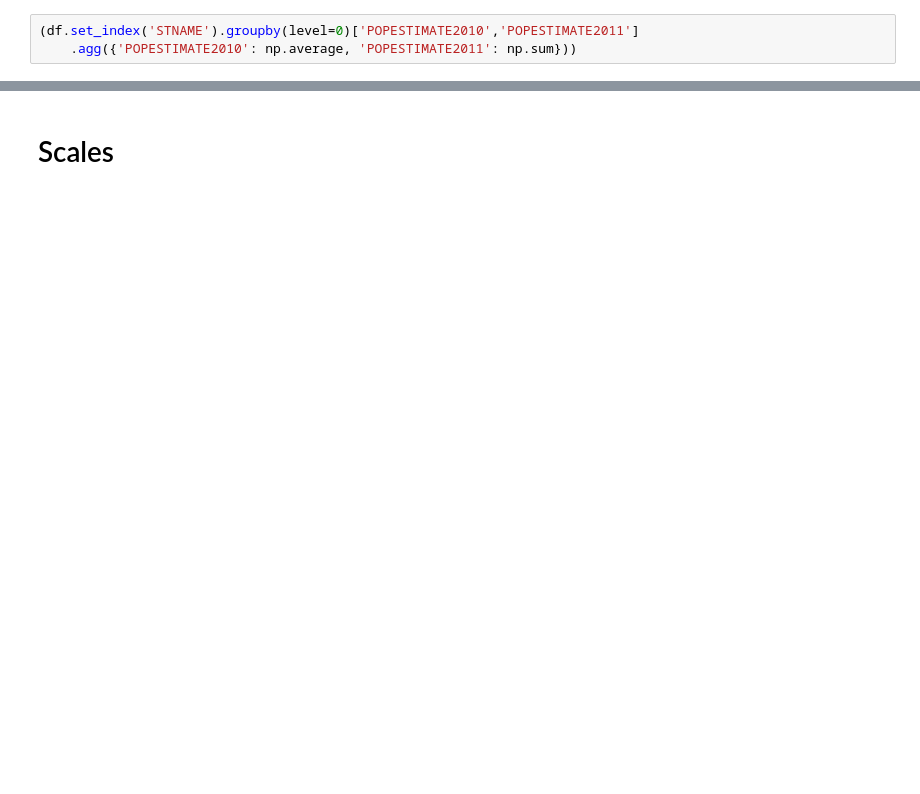
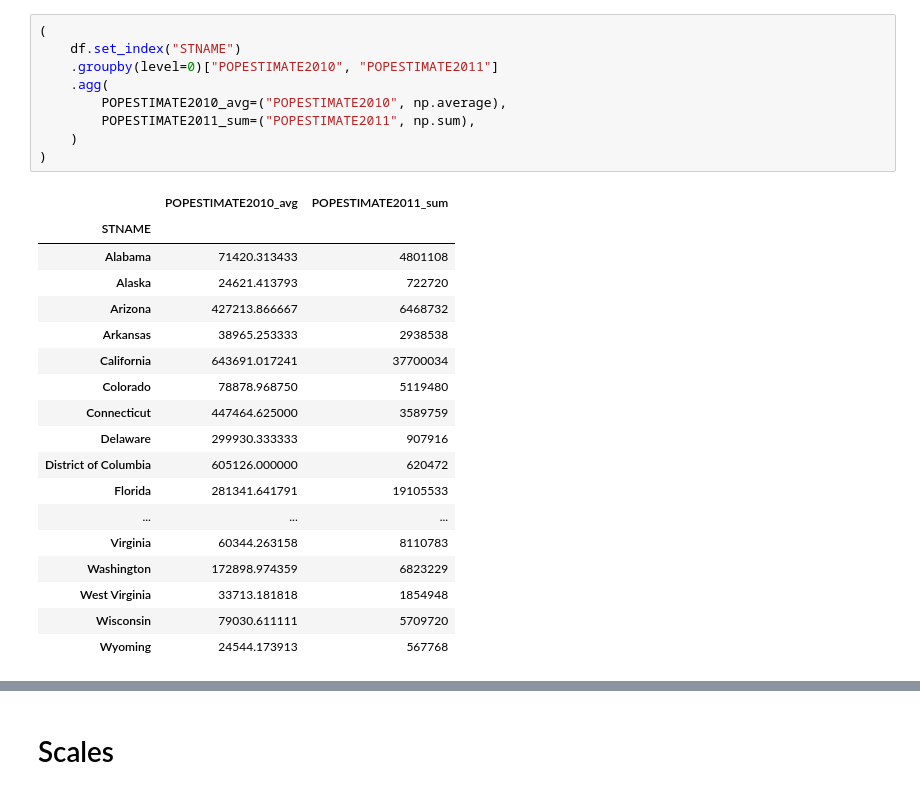
Before and after one commit to jacob5412/Applied-Data-Science-with-Python-Specialization, a Jupyter notebook: 1-Introduction_to_Data_Science_in_Python/practice/week3/Week+3.ipynb, the cells around one changed output, grey strips where cells are left out. Drawn from its saved outputs; the diff is of its cells as text; blank space fills up the shorter version.

```diff
--- a/1-Introduction_to_Data_Science_in_Python/practice/week3/Week+3.ipynb
+++ b/1-Introduction_to_Data_Science_in_Python/practice/week3/Week+3.ipynb
@@ -506,3 +547,28 @@ SpecificationError: nested renamer is not supported
 # %%
-(df.set_index('STNAME').groupby(level=0)['POPESTIMATE2010','POPESTIMATE2011']
-    .agg({'POPESTIMATE2010': np.average, 'POPESTIMATE2011': np.sum}))
+(
+    df.set_index("STNAME")
+    .groupby(level=0)["POPESTIMATE2010", "POPESTIMATE2011"]
+    .agg(
+        POPESTIMATE2010_avg=("POPESTIMATE2010", np.average),
+        POPESTIMATE2011_sum=("POPESTIMATE2011", np.sum),
+    )
+)
+# %% [output]
+|  | POPESTIMATE2010_avg | POPESTIMATE2011_sum |
+| STNAME |  |  |
+| Alabama | 71420.313433 | 4801108 |
+| Alaska | 24621.413793 | 722720 |
+| Arizona | 427213.866667 | 6468732 |
+| Arkansas | 38965.253333 | 2938538 |
+| California | 643691.017241 | 37700034 |
+| Colorado | 78878.968750 | 5119480 |
+| Connecticut | 447464.625000 | 3589759 |
+| Delaware | 299930.333333 | 907916 |
+| District of Columbia | 605126.000000 | 620472 |
+| Florida | 281341.641791 | 19105533 |
+| ... | ... | ... |
+| Virginia | 60344.263158 | 8110783 |
+| Washington | 172898.974359 | 6823229 |
+| West Virginia | 33713.181818 | 1854948 |
+| Wisconsin | 79030.611111 | 5709720 |
+| Wyoming | 24544.173913 | 567768 |
```
Also changed, not shown: parts of 36 cells of this notebook.
